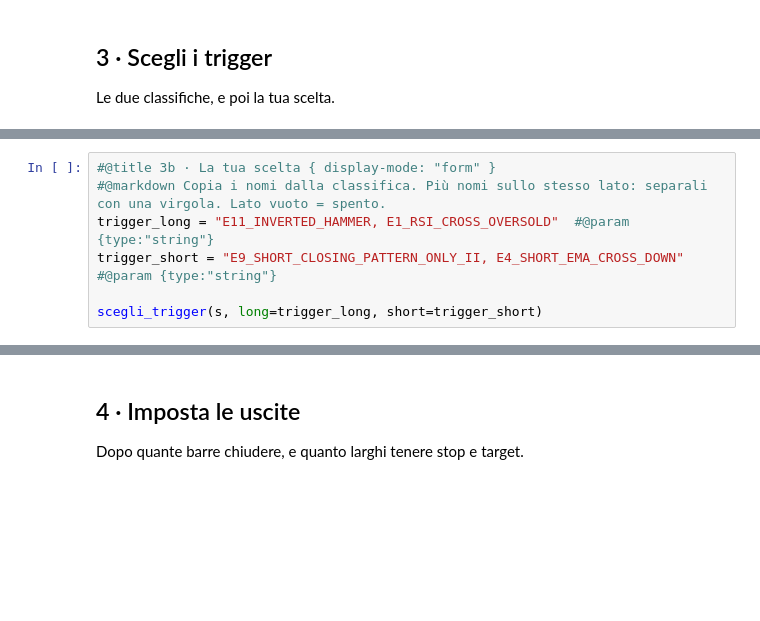
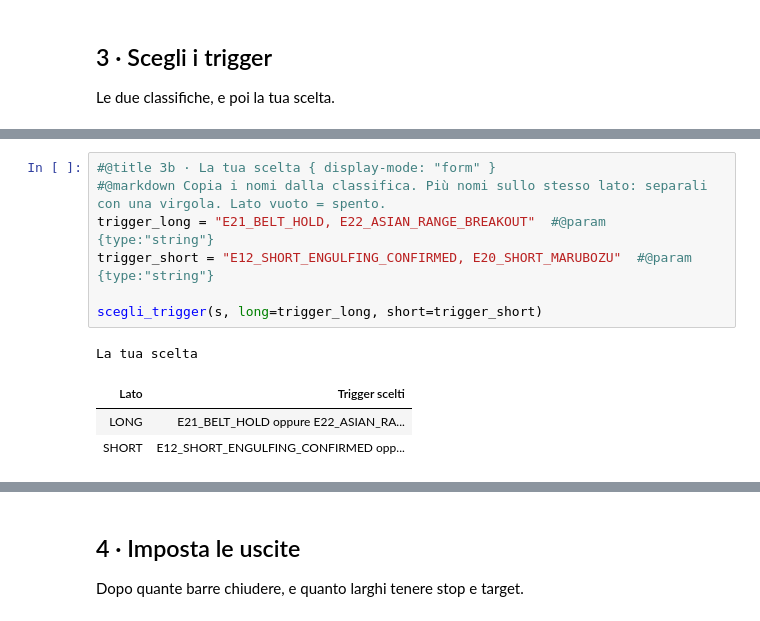
Before and after one commit to matti410/Trading-System-Creator_V4, a Jupyter notebook: Trading_System_Lab.ipynb, the cells around one changed output, grey strips where cells are left out. Drawn from its saved outputs; the diff is of its cells as text; blank space fills up the shorter version.

```diff
--- a/Trading_System_Lab.ipynb
+++ b/Trading_System_Lab.ipynb
@@ -73,7 +118,12 @@ classifiche(s);
 # %%
 #@title 3b · La tua scelta { display-mode: "form" }
 #@markdown Copia i nomi dalla classifica. Più nomi sullo stesso lato: separali con una virgola. Lato vuoto = spento.
-trigger_long = "E11_INVERTED_HAMMER, E1_RSI_CROSS_OVERSOLD"  #@param {type:"string"}
-trigger_short = "E9_SHORT_CLOSING_PATTERN_ONLY_II, E4_SHORT_EMA_CROSS_DOWN"  #@param {type:"string"}
+trigger_long = "E21_BELT_HOLD, E22_ASIAN_RANGE_BREAKOUT"  #@param {type:"string"}
+trigger_short = "E12_SHORT_ENGULFING_CONFIRMED, E20_SHORT_MARUBOZU"  #@param {type:"string"}
 
 scegli_trigger(s, long=trigger_long, short=trigger_short)
+# %% [output]
+La tua scelta
+| Lato | Trigger scelti |
+| LONG | E21_BELT_HOLD oppure E22_ASIAN_RA... |
+| SHORT | E12_SHORT_ENGULFING_CONFIRMED opp... |
```
Also changed, not shown: parts of 5 cells of this notebook.
